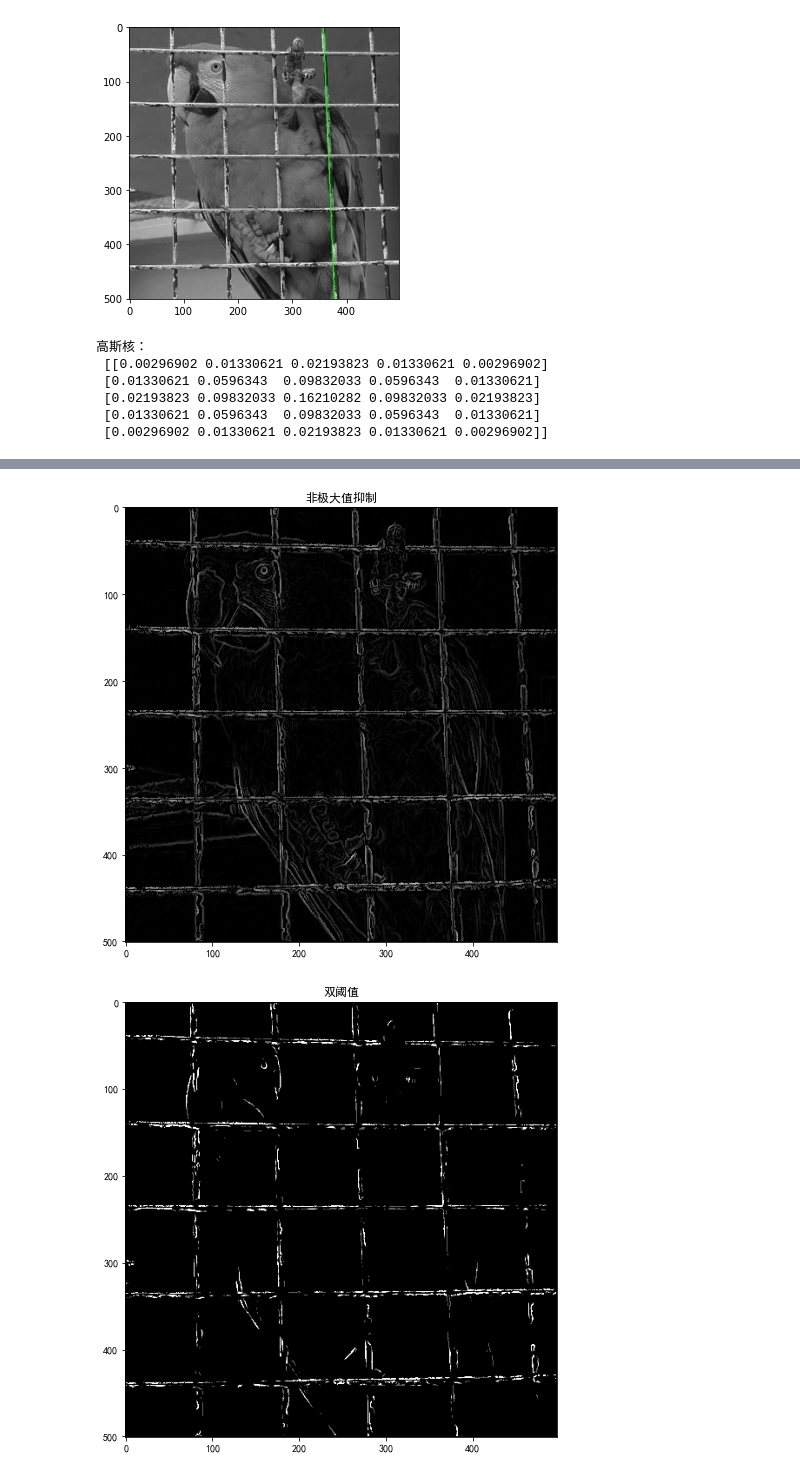
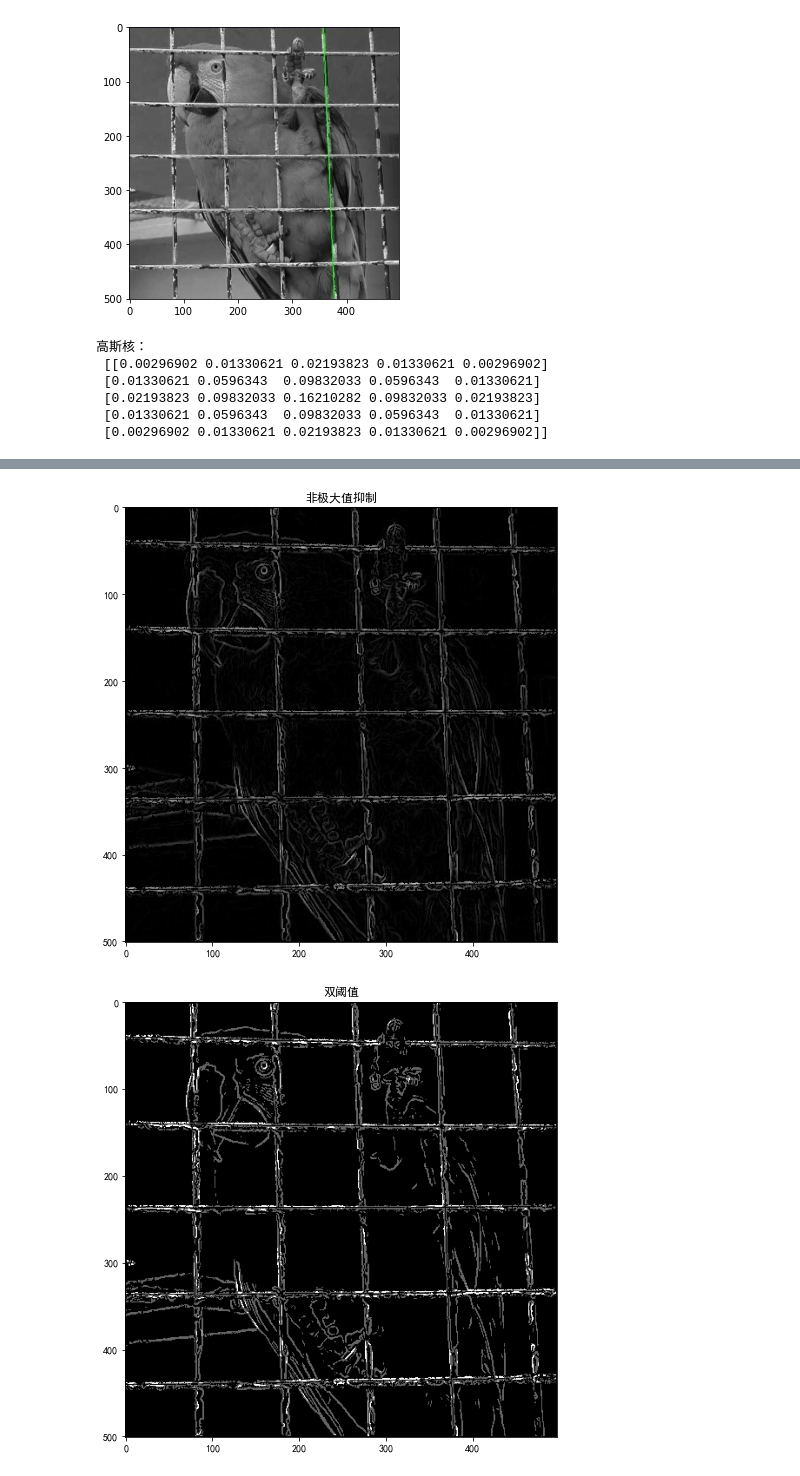
Before and after one commit to gnaloaixey/note, a Jupyter notebook: demo/imageProcess/canny.ipynb, the cells around one changed output, grey strips where cells are left out. Saved outputs shown, nothing was run; the diff lists cells and outputs as text; code cells hidden in the pictures.

Commit message:
canny

```diff
--- a/demo/imageProcess/canny.ipynb
+++ b/demo/imageProcess/canny.ipynb
@@ -64,18 +64,21 @@ class Canny:
         # 非极大值抑制
         g_max = np.zeros_like(g)
         self.foreach_image(g_max, self.linear_interpolation)
-        g_max = g_max/g_max.max()*255
-        self.paint(cv2.cvtColor(np.array(g_max, dtype=np.uint8),
-                   cv2.COLOR_GRAY2RGB), "非极大值抑制")
+        g_max = np.array(g_max/g_max.max()*255, dtype=np.uint8)
+        self.paint(cv2.cvtColor(g_max,cv2.COLOR_GRAY2RGB), "非极大值抑制")
         # 双阈值
         g_double_threshold = np.zeros_like(g_max,dtype=np.uint8)
         self.foreach_image(g_double_threshold, lambda y,
                            x: 0 if g_max[y, x] < threshold_btm else 255 if g_max[y, x] > threshold_top else 100)
         self.paint(cv2.cvtColor(g_double_threshold, cv2.COLOR_GRAY2RGB), "双阈值")
 
-        #
+        # 滞回性
+        g_rtn = np.copy(g_double_threshold)
+        self.dfs(g_rtn)
+        self.paint(cv2.cvtColor(g_rtn,cv2.COLOR_GRAY2RGB), "最终结果")
 
-        return np.array(g_double_threshold, dtype=np.uint8)
+        # 二值化
+        return g_rtn
 
     def linear_interpolation(self,y, x):
         theta, g_x, g_y,g = self.theta,self.g_x,self.g_y,self.g
@@ -129,32 +132,54 @@ class Canny:
                     sum = 0
                     for j,k_rows in enumerate(kernel):
                         for i,k_cell in enumerate(k_rows):
                             sum = sum + k_cell * \
                                 image_gray[y-k_h_half+j, x-k_w_half+i]
                     image_dst[y,x] = sum
         return image_dst
 
+    def dfs(self, image):
+        flag = np.zeros_like(image, dtype=np.uint8)
+        h, w = image.shape
+        for j in range(h):
+            for i in range(w):
+                if image[j, i] != 255:
+                    continue
+                stack = list()
+                stack.append((j,i))
+                while len(stack) > 0:
+                    y,x = stack.pop()
+                    image[y,x] = 255
+                    for yy in range(j-1,j+2):
+                        for xx in range(x-1,x+2):
+                            if xx > 0 and xx < w-1 and yy > 0 and yy < h-1 and not (y == yy and x == xx):
+                                if flag[yy,xx] == 1:continue
+                                if image[yy,xx] == 100:
+                                    image[yy,xx] = 255
+                                    stack.append((yy,xx))
+                                    flag[yy,xx] = 1
+
+        pass
     def paint(self, image, title):
         plt.figure(figsize=(8, 8))
         plt.title(title)
         plt.imshow(image)
         plt.show()
 # 灰度化
 image_gray = cv2.cvtColor(image, cv2.COLOR_BGR2GRAY)
 canny = Canny()
 # canny边缘检测
-edges = canny.calculateEdges(image_gray, 80, 100)
+edges = canny.calculateEdges(image_gray, 30, 100)
 # %% [output]
 高斯核：
  [[0.00296902 0.01330621 0.02193823 0.01330621 0.00296902]
  [0.01330621 0.0596343  0.09832033 0.0596343  0.01330621]
  [0.02193823 0.09832033 0.16210282 0.09832033 0.02193823]
  [0.01330621 0.0596343  0.09832033 0.0596343  0.01330621]
  [0.00296902 0.01330621 0.02193823 0.01330621 0.00296902]]
 [figure]
 [figure]
 [figure]
 [figure]
 [figure]
 [figure]
-[figure, old version]
+[figure, new version]
```
Also changed, not shown: parts of 2 cells of this notebook.
